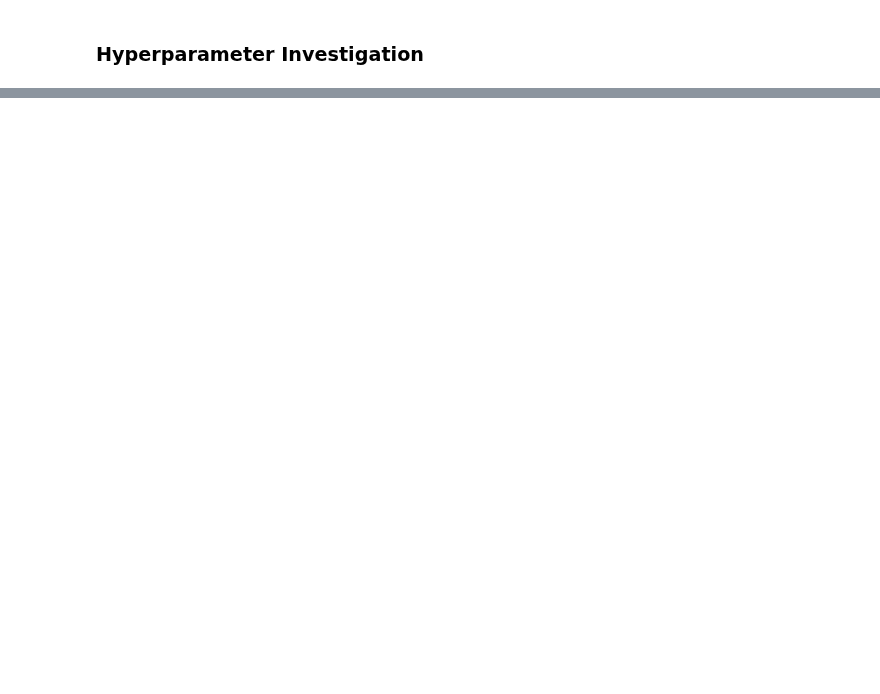
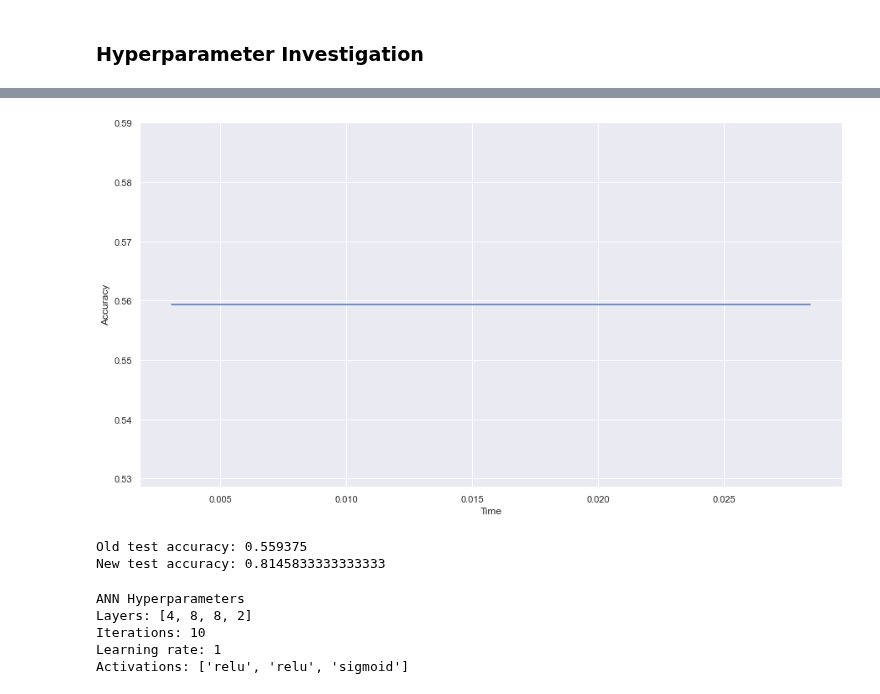
Before and after one commit to shaarick/F21BC, a Jupyter notebook: ANN.ipynb, the cells around one changed output, grey strips where cells are left out. Saved outputs shown, nothing was run; the diff lists cells and outputs as text; code cells hidden in the pictures; blank space fills up the shorter version.

```diff
--- a/ANN.ipynb
+++ b/ANN.ipynb
@@ -322,0 +288,20 @@ Accuracy:  1.0
+# %%
+ann.view_accuracyTime()
+# %% [output]
+[figure, added]
+# %%
+# Changing Layer Structure
+annLayers = copy.deepcopy(ann)
+annLayers.change_layers([4,8,8,2])
+# %% [output]
+Old test accuracy: 0.559375
+New test accuracy: 0.8145833333333333
+# %%
+# Current Hyperparameters
+annLayers
+# %% [output]
+ANN Hyperparameters
+Layers: [4, 8, 8, 2]
+Iterations: 10
+Learning rate: 1
+Activations: ['relu', 'relu', 'sigmoid']
```
Also changed, not shown: parts of 30 cells of this notebook.
